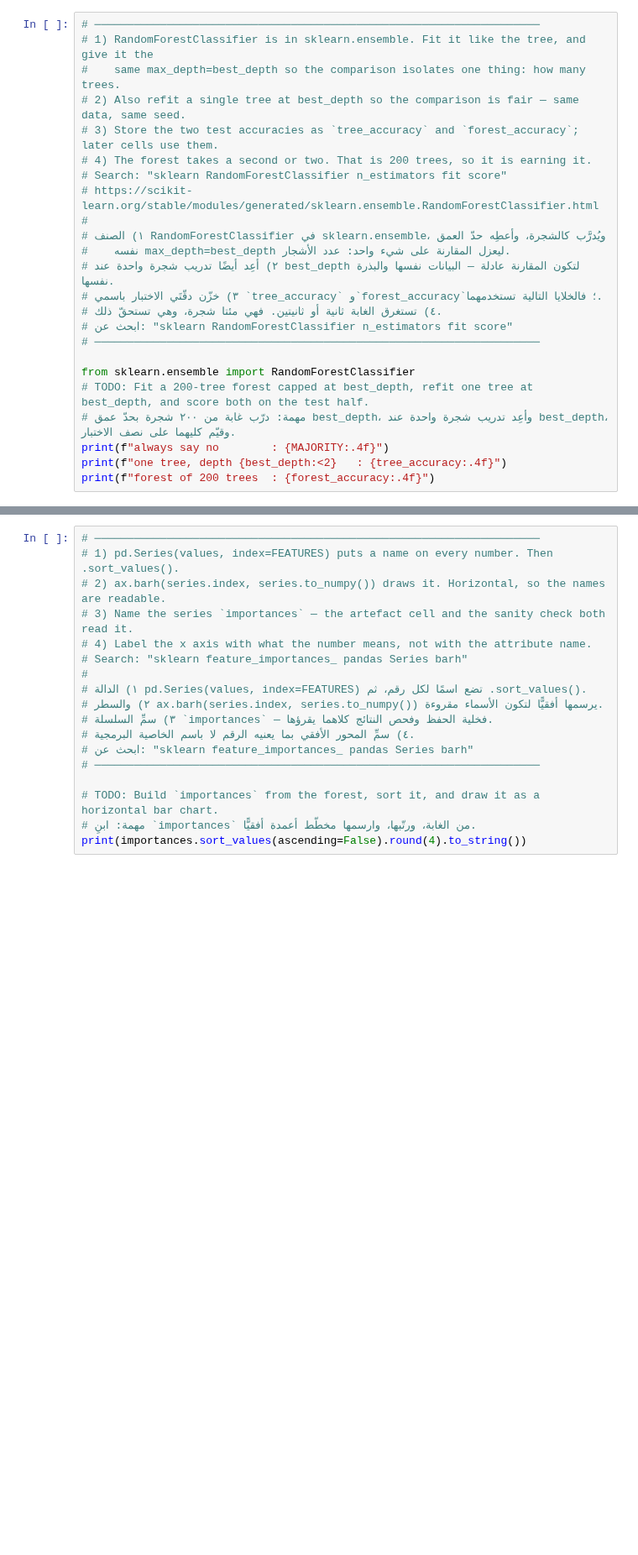
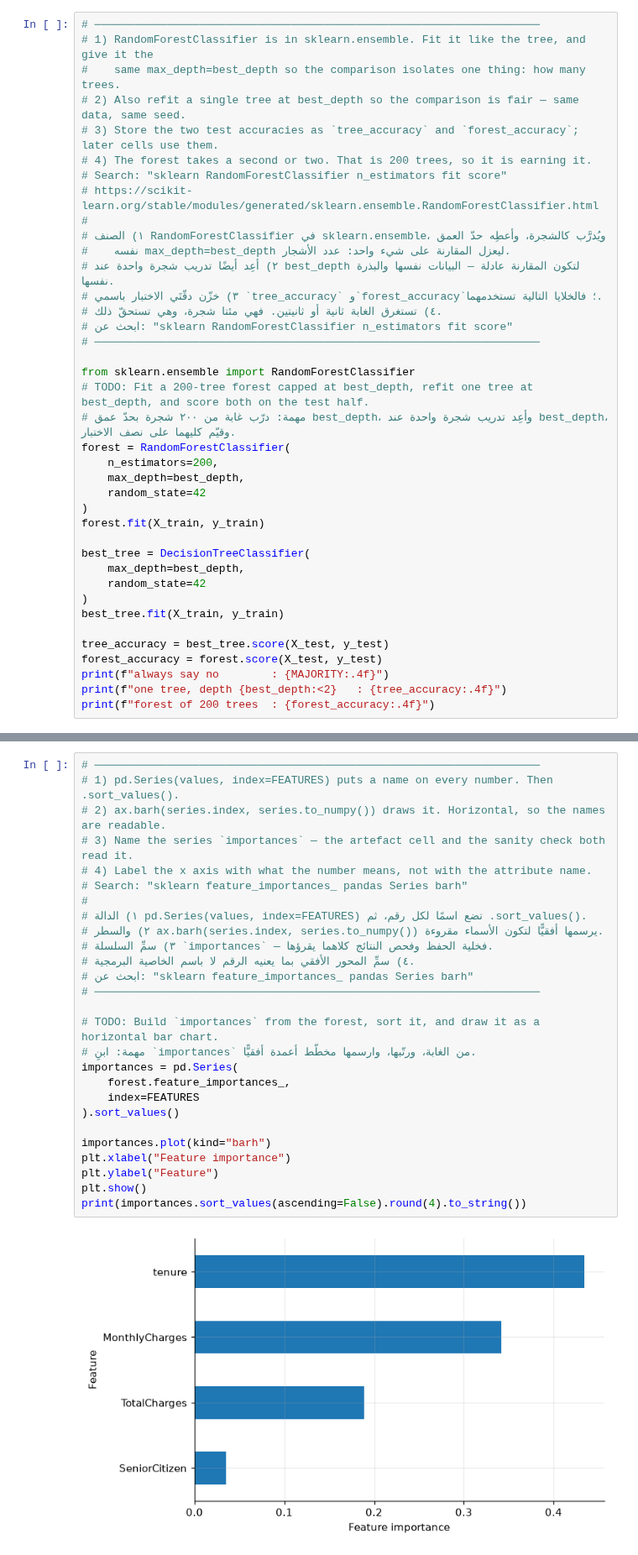
Before and after one commit to albandricx/AIEP_Olo_student, a Jupyter notebook: week_1_foundations/labs/D4_extra_trees/D4_extra_trees_blank.ipynb, the cells around one changed output, grey strips where cells are left out. Shown at 84% size. Cells and saved outputs as stored; diff of their text form; blank space fills up the shorter version.

```diff
--- a/week_1_foundations/labs/D4_extra_trees/D4_extra_trees_blank.ipynb
+++ b/week_1_foundations/labs/D4_extra_trees/D4_extra_trees_blank.ipynb
@@ -364,6 +418,21 @@ accuracies: the baseline, one tree at `best_depth`, and the forest.
 from sklearn.ensemble import RandomForestClassifier
 # TODO: Fit a 200-tree forest capped at best_depth, refit one tree at best_depth, and score both on the test half.
 # مهمة: درّب غابة من ٢٠٠ شجرة بحدّ عمق best_depth، وأعِد تدريب شجرة واحدة عند best_depth، وقيّم كليهما على نصف الاختبار.
+forest = RandomForestClassifier(
+    n_estimators=200,
+    max_depth=best_depth,
+    random_state=42
+)
+forest.fit(X_train, y_train)
+
+best_tree = DecisionTreeClassifier(
+    max_depth=best_depth,
+    random_state=42
+)
+best_tree.fit(X_train, y_train)
+
+tree_accuracy = best_tree.score(X_test, y_test)
+forest_accuracy = forest.score(X_test, y_test)
 print(f"always say no        : {MAJORITY:.4f}")
 print(f"one tree, depth {best_depth:<2}   : {tree_accuracy:.4f}")
 print(f"forest of 200 trees  : {forest_accuracy:.4f}")
@@ -415,9 +488,20 @@ Put them in a `pd.Series` indexed by `FEATURES`, sort it, and draw a horizontal
 # ٢) والسطر ax.barh(series.index, series.to_numpy()) يرسمها أفقيًّا لتكون الأسماء مقروءة.
 # ٣) سمِّ السلسلة `importances` — فخلية الحفظ وفحص النتائج كلاهما يقرؤها.
 # ٤) سمِّ المحور الأفقي بما يعنيه الرقم لا باسم الخاصية البرمجية.
 # ابحث عن: "sklearn feature_importances_ pandas Series barh"
 # ────────────────────────────────────────────────────────────────────
 
 # TODO: Build `importances` from the forest, sort it, and draw it as a horizontal bar chart.
 # مهمة: ابنِ `importances` من الغابة، ورتّبها، وارسمها مخطّط أعمدة أفقيًّا.
+importances = pd.Series(
+    forest.feature_importances_,
+    index=FEATURES
+).sort_values()
+
+importances.plot(kind="barh")
+plt.xlabel("Feature importance")
+plt.ylabel("Feature")
+plt.show()
 print(importances.sort_values(ascending=False).round(4).to_string())
+# %% [output]
+[figure, added]
```
Also changed, not shown: parts of 6 cells of this notebook.
